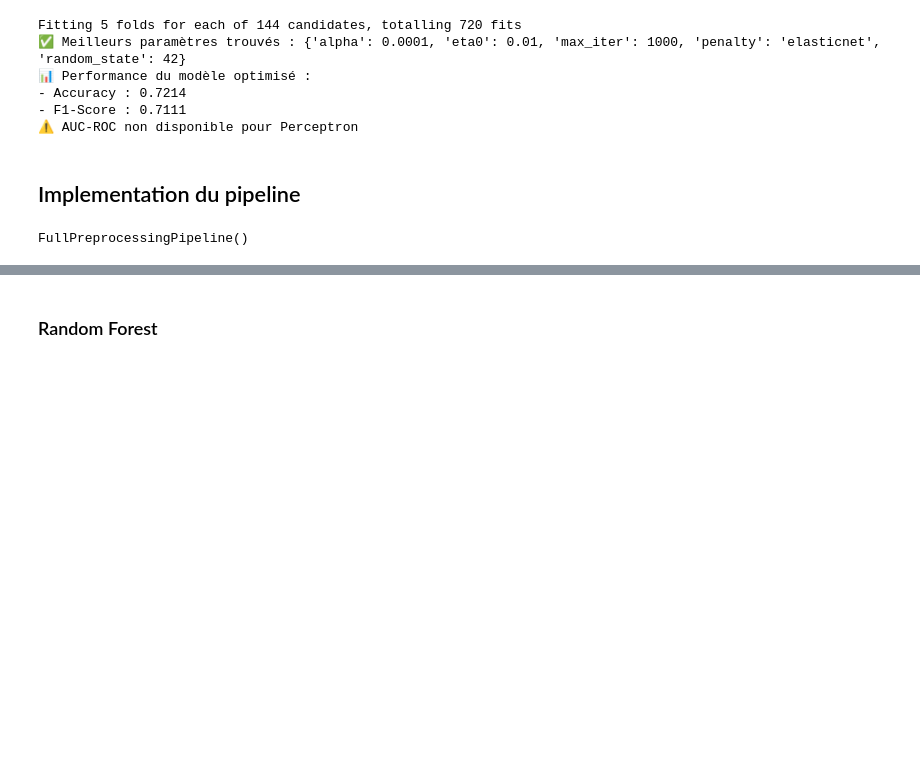
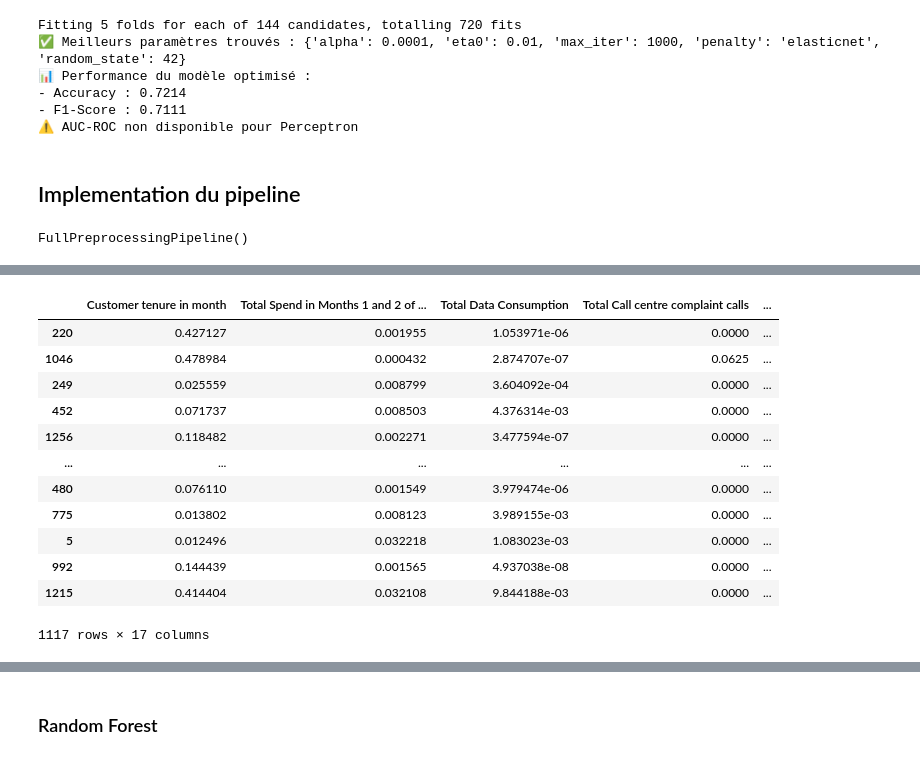
Before and after one commit to LarrySANDJO/Telecom_churn, a Jupyter notebook: CHURN/larry_notebook.ipynb, the cells around one changed output, grey strips where cells are left out. Saved outputs shown, nothing was run; the diff lists cells and outputs as text; code cells hidden in the pictures; blank space fills up the shorter version.

```diff
--- a/CHURN/larry_notebook.ipynb
+++ b/CHURN/larry_notebook.ipynb
@@ -1918,5 +1969,21 @@ KeyError: None
 # %%
 X_test_transform = pipeline.fit_transform(X_test)
+# %%
+X_train_transform
+# %% [output]
+|  | Customer tenure in month | Total Spend in Months 1 and 2 of ... | Total Data Consumption | Total Call centre complaint calls | ... |
+| 220 | 0.427127 | 0.001955 | 1.053971e-06 | 0.0000 | ... |
+| 1046 | 0.478984 | 0.000432 | 2.874707e-07 | 0.0625 | ... |
+| 249 | 0.025559 | 0.008799 | 3.604092e-04 | 0.0000 | ... |
+| 452 | 0.071737 | 0.008503 | 4.376314e-03 | 0.0000 | ... |
+| 1256 | 0.118482 | 0.002271 | 3.477594e-07 | 0.0000 | ... |
+| ... | ... | ... | ... | ... | ... |
+| 480 | 0.076110 | 0.001549 | 3.979474e-06 | 0.0000 | ... |
+| 775 | 0.013802 | 0.008123 | 3.989155e-03 | 0.0000 | ... |
+| 5 | 0.012496 | 0.032218 | 1.083023e-03 | 0.0000 | ... |
+| 992 | 0.144439 | 0.001565 | 4.937038e-08 | 0.0000 | ... |
+| 1215 | 0.414404 | 0.032108 | 9.844188e-03 | 0.0000 | ... |
+1117 rows × 17 columns
 # %%
 import pandas as pd
 import numpy as np
```
Also changed, not shown: parts of 10 cells of this notebook, 2 other files.
